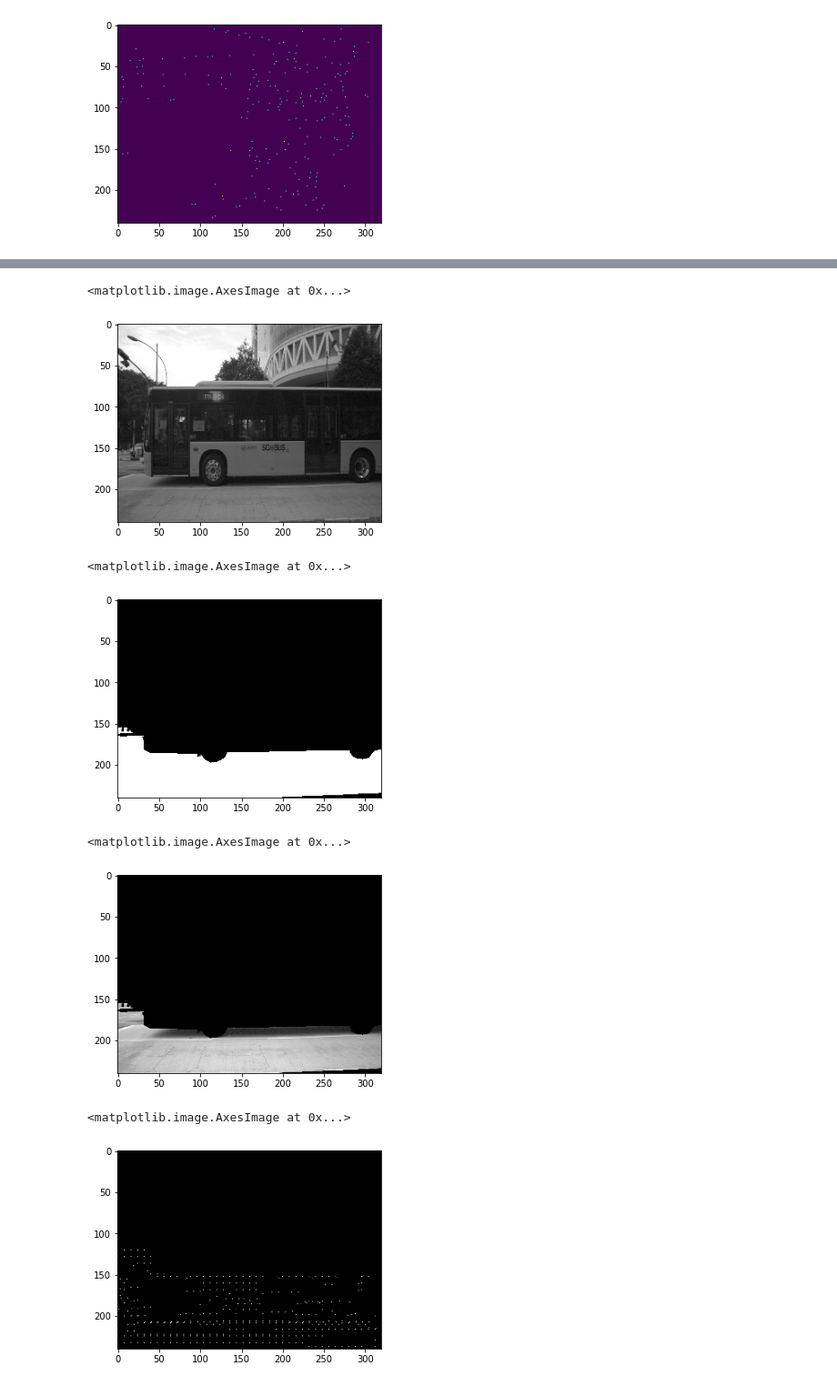
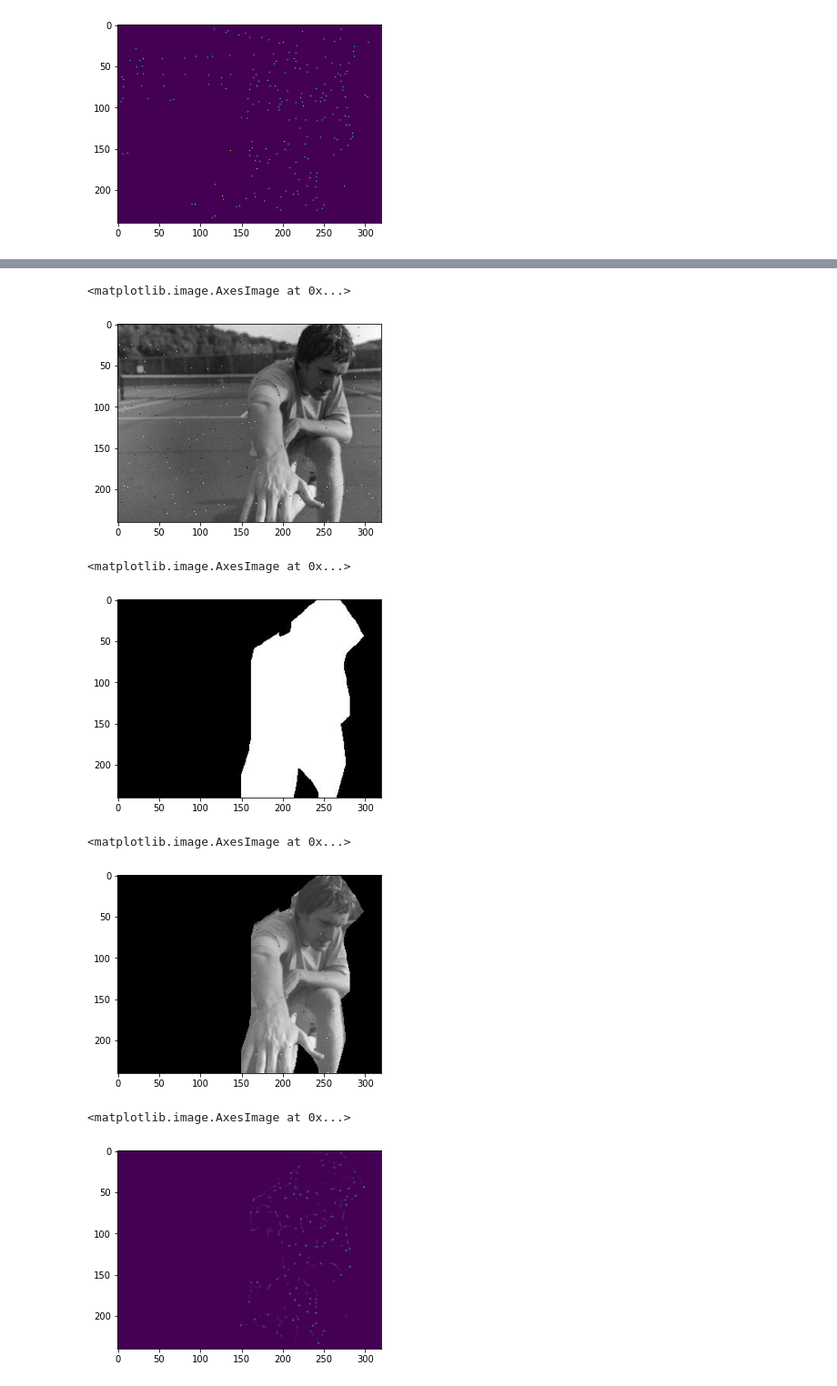
Before and after one commit to amit205/multi-task-learning, a Jupyter notebook: superpoint_MTL.ipynb, the cells around one changed output, grey strips where cells are left out. Shown: that part at 91% size. Saved outputs shown, nothing was run; the diff lists cells and outputs as text; code cells hidden in the pictures.

```diff
--- a/superpoint_MTL.ipynb
+++ b/superpoint_MTL.ipynb
@@ -859,24 +859,24 @@ train_set = train_set.batch(model_config['batch_size'])
 # %%
 import matplotlib.pyplot as plt
-x = iter(train_set).next()
-plt.imshow(x['image'][4], cmap = 'gray')
+x = iter(train_gen).next()
+plt.imshow(x['image'][0], cmap = 'gray')
 # %% [output]
 <matplotlib.image.AxesImage at 0x...>
-[figure, old version]
+[figure, new version]
 # %%
-plt.imshow(x['mask_image'][4], cmap = 'gray')
+plt.imshow(x['mask_image'][0], cmap = 'gray')
 # %% [output]
 <matplotlib.image.AxesImage at 0x...>
-[figure, old version]
+[figure, new version]
 # %%
 y = x['image']*x['mask_image']
-plt.imshow(y[4], cmap = 'gray')
+plt.imshow(y[0], cmap = 'gray')
 # %% [output]
 <matplotlib.image.AxesImage at 0x...>
-[figure, old version]
+[figure, new version]
 # %%
 y_pred = m.predict(y)
-plt.imshow(y_pred[4], cmap = 'gray')
+plt.imshow(y_pred[0])
 # %% [output]
 <matplotlib.image.AxesImage at 0x...>
-[figure, old version]
+[figure, new version]
```
Also changed, not shown: parts of 42 cells of this notebook, 1 other file.
